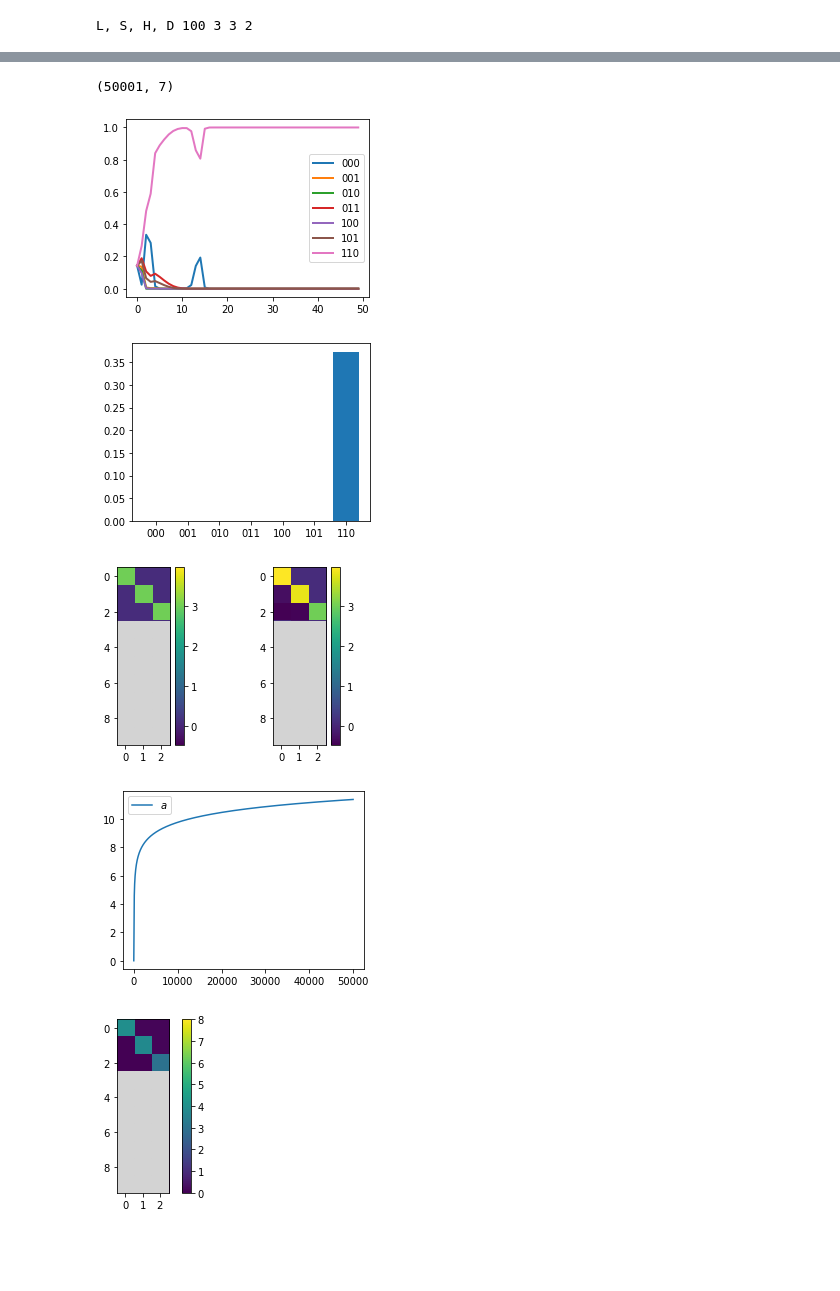
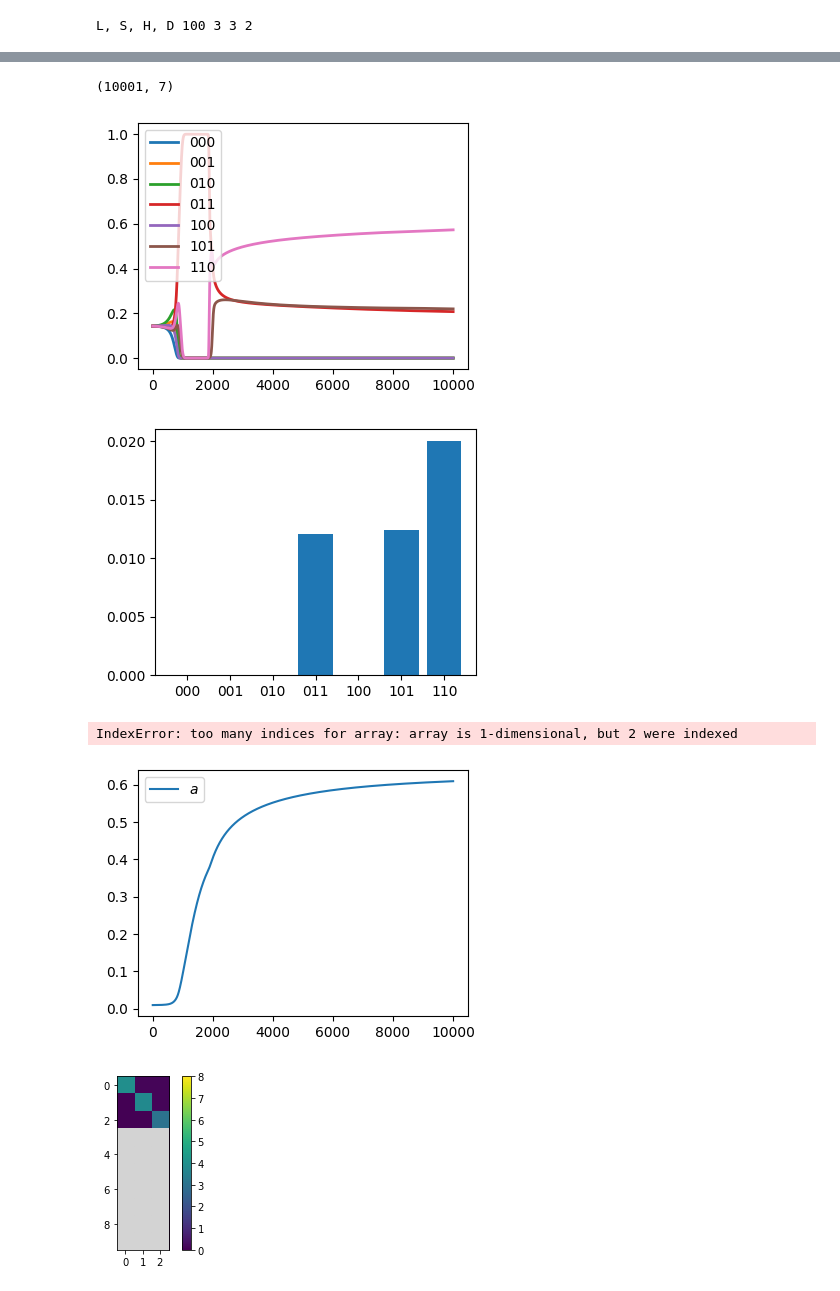
Before and after one commit to gszfwsb/Unveiling-Induction-Heads, a Jupyter notebook: RPE/plot.ipynb, the cells around one changed output, grey strips where cells are left out. Drawn from its saved outputs; the diff is of its cells as text; code cells hidden in the pictures; blank space fills up the shorter version.

```diff
--- a/RPE/plot.ipynb
+++ b/RPE/plot.ipynb
@@ -9,7 +9,8 @@ colors = plt.get_cmap('Set2').colors
 
 train_method = 'CWa'
 
-path = f'/data3/wangshaobo/ICL/RPE/results_paper/NGram/CWa_parent2_n10000_L100_S3_H3_1.0_optsgd_w+3.0_w-0.1_D2_c_alpha_init0.01_a_init0.01_alpha0.1_n-epochs[50000].npz'
+# path = f'/data3/wangshaobo/ICL/RPE/results_paper/NGram/CWa_parent2_n10000_L100_S3_H3_1.0_optsgd_w+3.0_w-0.1_D2_c_alpha_init0.01_a_init0.01_alpha0.1_n-epochs[50000].npz'
+path = f'results_paper/NGram/Full_parent2_n10000_L100_S3_H3_lr0.001_optsgd_w+1.0_w-0.01_D2_alpha0.1_n-epochs10000_[True, True].npz'
 data = np.load(path)
 
 # extract info from path, about L, S, H
@@ -43,23 +82,23 @@ alphas = [alpha[1:] for alpha in alphas]
 # %%
 # plot C_list curve, C_list is a list of multiple C_alpha, draw the curve of each alpha.
 # each alpha is corrensding to a binary coding of H+1 positions, change alpha to binary, then to a list of 0 and 1.
 C_list = data['C_list']
 # plot the ratio of each C_alpha **2 over the some of all C_alpha**2
 C_list_squre = C_list**2
 C_list_squre = C_list_squre / np.sum(C_list_squre, axis = 1)[:,np.newaxis]
 print(C_list_squre.shape)
 keep = 50
 plt.figure(figsize=(4,3))
 for i in range(len(alphas)):
-    plt.plot(C_list_squre[:keep,i], label = alphas[i], linewidth=2)
+    plt.plot(C_list_squre[:,i], label = alphas[i], linewidth=2)
     plt.legend()
 # plt.xlabel('epoch')
 # plt.ylabel(r'$c_\mathcal{S}$')
 plt.tight_layout()
 plt.savefig(f'figures/{train_method}_{D}_C_alpha.svg')
 # %% [output]
-(50001, 7)
+(10001, 7)
-[figure, old version]
+[figure, new version]
 # %%
 C_alpha_value = C_list[-1]
 # draw the C_alpha_value bar plot
@@ -71,7 +110,7 @@ plt.xticks(range(len(C_alpha_value)), alphas)
 plt.tight_layout()
 plt.savefig(f'figures/{train_method}_{D}_C_alpha_bar.svg')
 # %% [output]
-[figure, old version]
+[figure, new version]
 # %%
 # draw W_before and W_after heatmap
 W_before = data['W_before'][0][:10,:10]
@@ -106,7 +145,7 @@ plt.tight_layout()
 plt.subplots_adjust(wspace=0.5)
 plt.savefig(f'figures/{train_method}_{D}_W_before_after.svg')
 # %% [output]
-[figure, removed]
+IndexError: too many indices for array: array is 1-dimensional, but 2 were indexed
 # %%
 # plot a_list curve
 a_list = data['a_list']
@@ -117,7 +156,7 @@ plt.legend()
 plt.tight_layout()
 plt.savefig(f'figures/{train_method}_{D}_a.svg')
 # %% [output]
-[figure, old version]
+[figure, new version]
 # %%
 # draw W_before and W_after heatmap
 W_after = data['W_after'][0][:10,:10]
```
Also changed, not shown: parts of 5 cells of this notebook, 6 other files.
